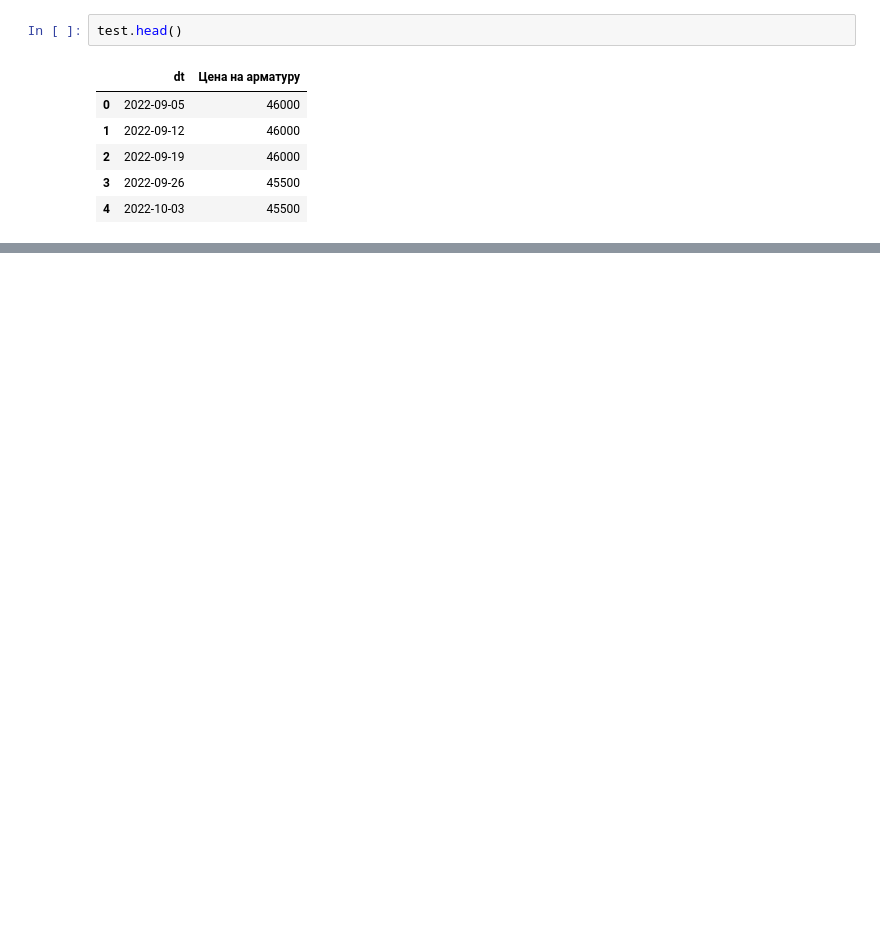
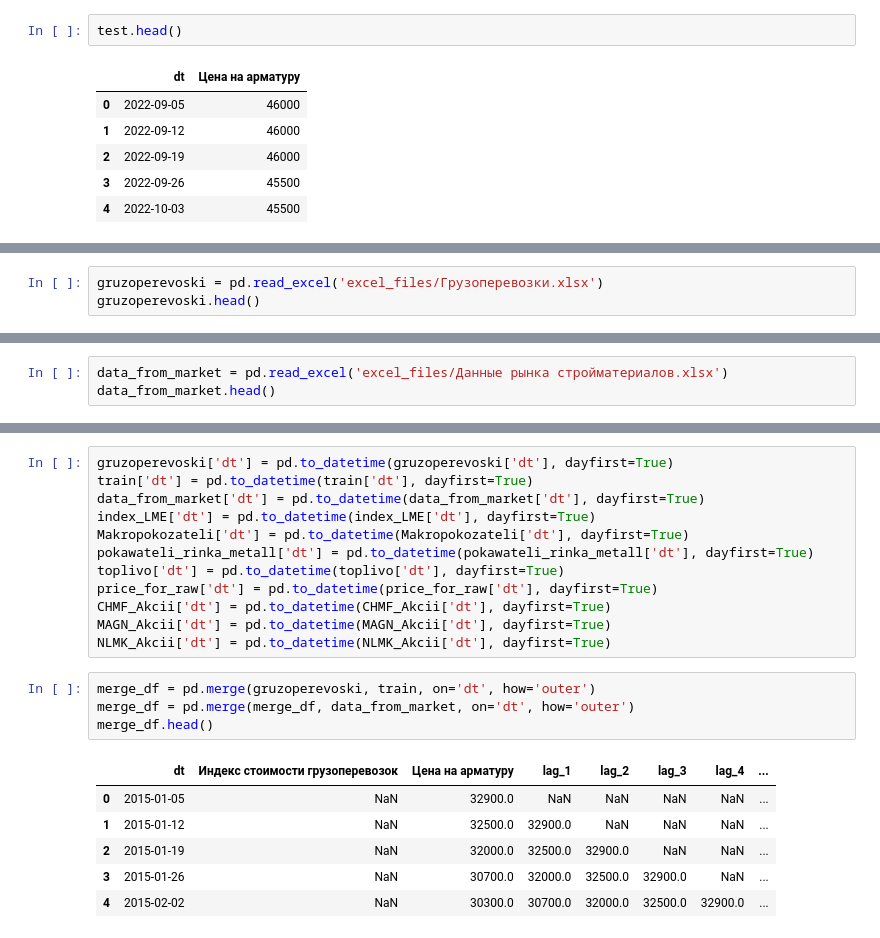
Before and after one commit to darinbtw/intensiv_3, a Jupyter notebook: vladislav_work/main_work.ipynb, the cells around one changed output, grey strips where cells are left out. Drawn from its saved outputs; the diff is of its cells as text; blank space fills up the shorter version.

Commit message:
I tried to merge the files

```diff
--- a/vladislav_work/main_work.ipynb
+++ b/vladislav_work/main_work.ipynb
@@ -96,0 +85,3 @@ test.head()
+# %%
+gruzoperevoski = pd.read_excel('excel_files/Грузоперевозки.xlsx')
+gruzoperevoski.head()
@@ -96,0 +95,3 @@ test.head()
+# %%
+data_from_market = pd.read_excel('excel_files/Данные рынка стройматериалов.xlsx')
+data_from_market.head()
@@ -96,0 +199,23 @@ test.head()
+# %%
+gruzoperevoski['dt'] = pd.to_datetime(gruzoperevoski['dt'], dayfirst=True)
+train['dt'] = pd.to_datetime(train['dt'], dayfirst=True)
+data_from_market['dt'] = pd.to_datetime(data_from_market['dt'], dayfirst=True)
+index_LME['dt'] = pd.to_datetime(index_LME['dt'], dayfirst=True)
+Makropokozateli['dt'] = pd.to_datetime(Makropokozateli['dt'], dayfirst=True)
+pokawateli_rinka_metall['dt'] = pd.to_datetime(pokawateli_rinka_metall['dt'], dayfirst=True)
+toplivo['dt'] = pd.to_datetime(toplivo['dt'], dayfirst=True)
+price_for_raw['dt'] = pd.to_datetime(price_for_raw['dt'], dayfirst=True)
+CHMF_Akcii['dt'] = pd.to_datetime(CHMF_Akcii['dt'], dayfirst=True)
+MAGN_Akcii['dt'] = pd.to_datetime(MAGN_Akcii['dt'], dayfirst=True)
+NLMK_Akcii['dt'] = pd.to_datetime(NLMK_Akcii['dt'], dayfirst=True)
+# %%
+merge_df = pd.merge(gruzoperevoski, train, on='dt', how='outer')
+merge_df = pd.merge(merge_df, data_from_market, on='dt', how='outer')
+merge_df.head()
+# %% [output]
+|  | dt | Индекс стоимости грузоперевозок | Цена на арматуру | lag_1 | lag_2 | lag_3 | lag_4 | ... |
+| 0 | 2015-01-05 | NaN | 32900.0 | NaN | NaN | NaN | NaN | ... |
+| 1 | 2015-01-12 | NaN | 32500.0 | 32900.0 | NaN | NaN | NaN | ... |
+| 2 | 2015-01-19 | NaN | 32000.0 | 32500.0 | 32900.0 | NaN | NaN | ... |
+| 3 | 2015-01-26 | NaN | 30700.0 | 32000.0 | 32500.0 | 32900.0 | NaN | ... |
+| 4 | 2015-02-02 | NaN | 30300.0 | 30700.0 | 32000.0 | 32500.0 | 32900.0 | ... |
```
Also changed, not shown: parts of 15 cells of this notebook, 2 other files.
